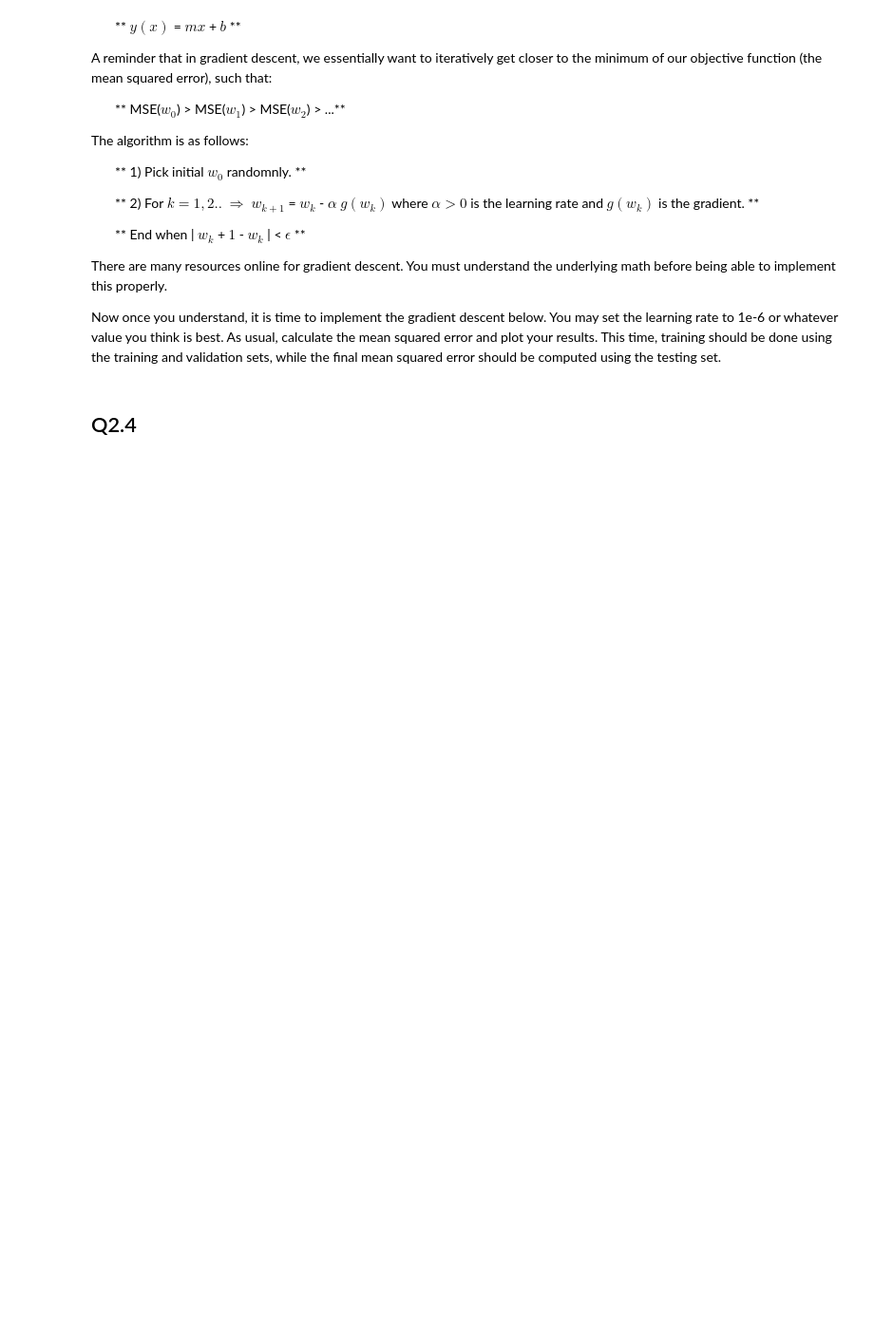
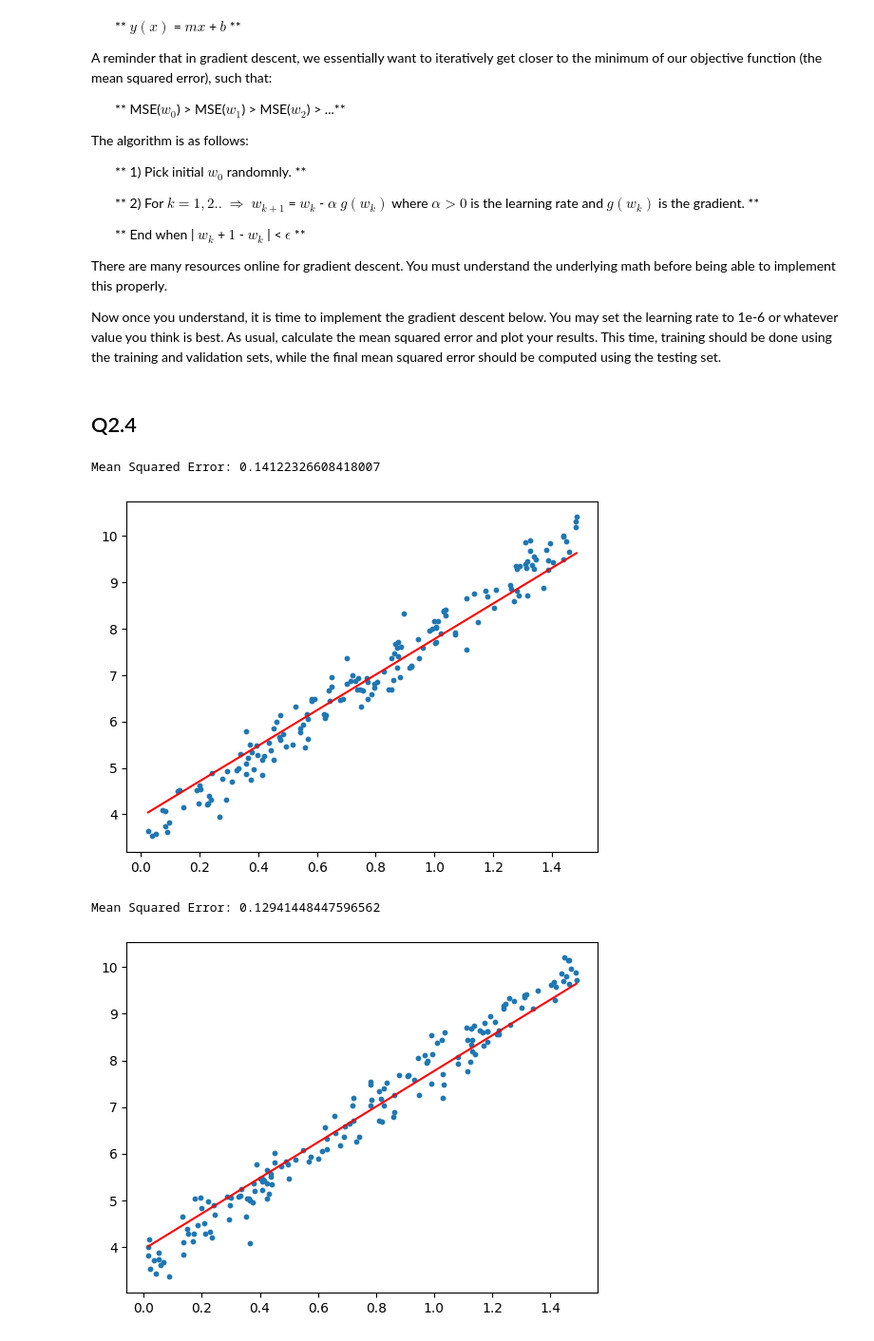
Before and after one commit to AuthorityWang/ShanghaiTech-CS182HW, a Jupyter notebook: coding/hw1_coding.ipynb, the cells around one changed output. Shown: that part at 95% size. Cells and saved outputs as stored; diff of their text form; code cells hidden in the pictures; blank space fills up the shorter version.

Commit message:
init

```diff
--- a/coding/hw1_coding.ipynb
+++ b/coding/hw1_coding.ipynb
@@ -420,15 +421,14 @@ For the rest of the assignment, we will use the other dataset named **dataset2.c
 # %% [markdown]
 ## Q2.2
 # %%
-### YOUR CODE HERE - Load dataset2.csv and split into 3 equal sets
-data = pd.read_csv('dataset/dataset2.csv', header=None)
-train = data.iloc[:int(data.shape[0] / 3)]
-valid = data.iloc[int(data.shape[0] / 3):int(data.shape[0] * 2 / 3)]
-test = data.iloc[int(data.shape[0] * 2 / 3):]
+### YOUR CODE HERE - Load dataset2.csv and split into 3 equal sets, do not use pandas
+data = pd.read_csv('dataset\dataset2.csv', header=None)
+data = data.iloc[:, :-1]
+train, valid, test = np.split(data, [int(.33*len(data)), int(.66*len(data))])
 ### YOUR CODE HERE - Sort the data in order for plotting purposes later
-train = train.sort_values(by=[0])
-valid = valid.sort_values(by=[0])
-test = test.sort_values(by=[0])
+train.sort_values(by=[0], inplace=True)
+valid.sort_values(by=[0], inplace=True)
+test.sort_values(by=[0], inplace=True)
 # %% [markdown]
 Plot the data below to see what it looks like
 # %% [markdown]
@@ -482,0 +479,39 @@ Now once you understand, it is time to implement the gradient descent below. You
+# %%
+### YOUR CODE HERE - Implement gradient decent
+def gradient_decent(x, y, learning_rate, epsilon):
+    # init random w, with shape of (2, 1), define w as (b, a) so is y = ax + b
+    w = np.random.rand(2, 1)
+    gradient = np.array([1, 1])
+    while all(abs(gradient) > epsilon):
+        # calculate gradient and update w
+        gradient = np.array([np.mean(w[0] + w[1] * x - y), np.mean((w[0] + w[1] * x - y) * x)])
+        w[0] -= learning_rate * gradient[0]
+        w[1] -= learning_rate * gradient[1]
+    return w
+### YOUR CODE HERE - Calculate the mean squared error on both training and validation set and plot the results.
+def plot_predictions(x, y, w):
+    # x is a pandas dataframe, go through it and calculate y = ax + b
+    pre = [w[0] + w[1] * x[i] for i in range(x.shape[0])]
+    # calculate mse, do not use the function built in sklearn
+    mse = np.sum((np.array(pre) - np.array(y)) ** 2) / x.shape[0]
+    print("Mean Squared Error: {}".format(mse))
+    plt.scatter(x, y, s=10)
+    plt.plot(x, pre, color='r')
+    plt.show()
+# turn data into numpy array for convenience
+train_x = np.array(train[0])
+train_y = np.array(train[1])
+valid_x = np.array(valid[0])
+valid_y = np.array(valid[1])
+train_x = train_x.reshape(-1, 1)
+train_y = train_y.reshape(-1, 1)
+valid_x = valid_x.reshape(-1, 1)
+valid_y = valid_y.reshape(-1, 1)
+w = gradient_decent(train_x, train_y, 0.0001, 0.0001)
+plot_predictions(train_x, train_y, w)
+plot_predictions(valid_x, valid_y, w)
+# %% [output]
+Mean Squared Error: 0.14122326608418007
+[figure, added]
+Mean Squared Error: 0.12941448447596562
+[figure, added]
```
Also changed, not shown: parts of 5 cells of this notebook.
